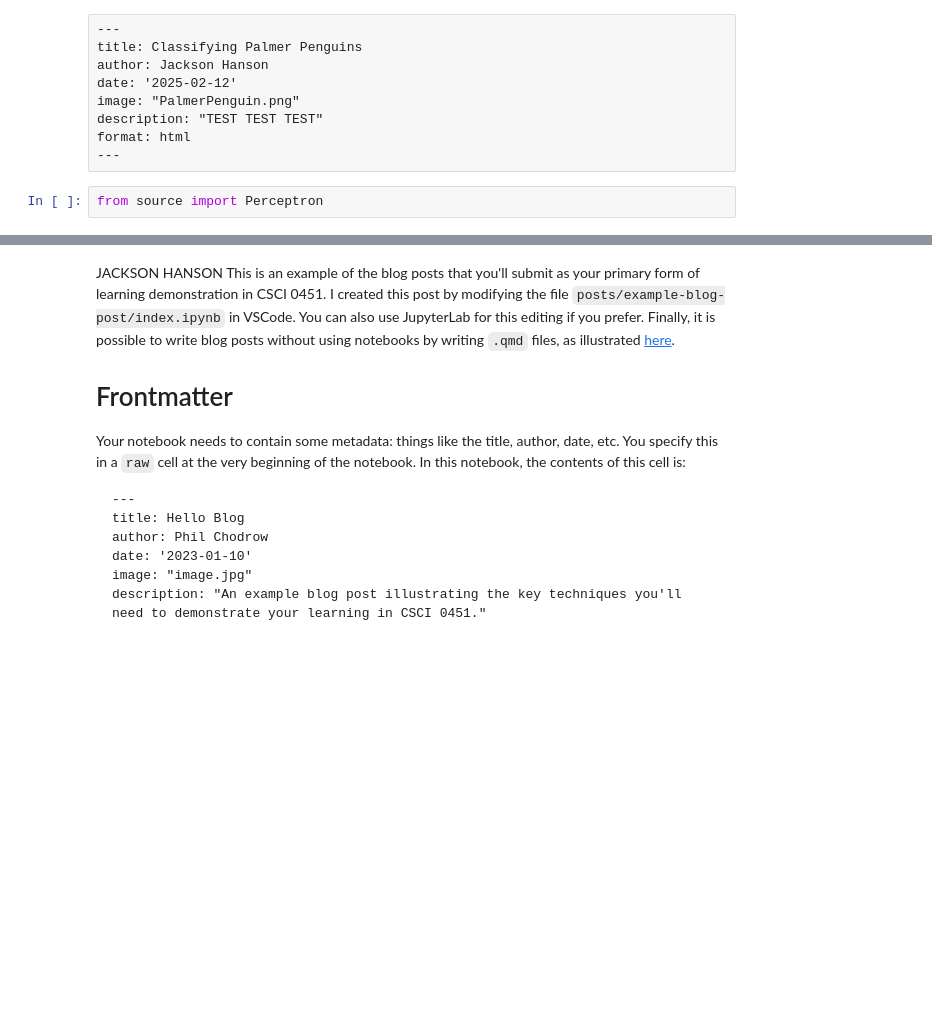
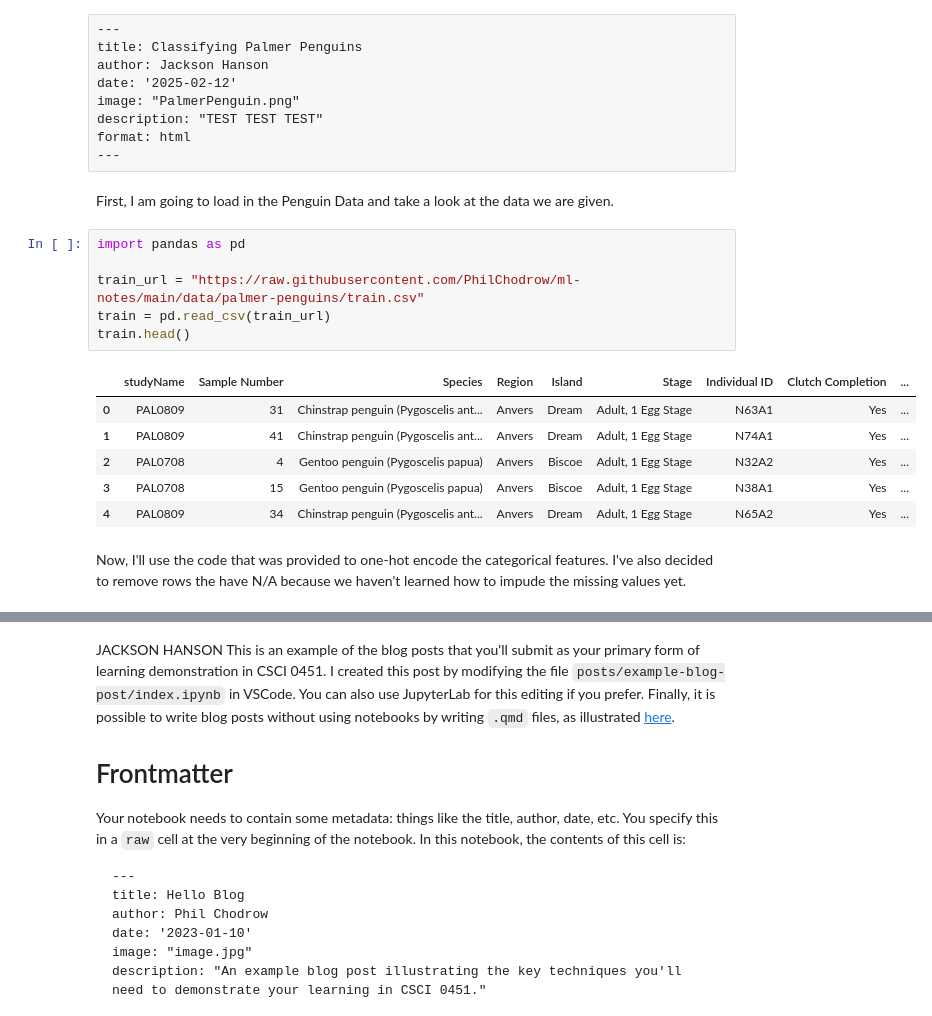
Before and after one commit to jacksonbhanson7/jacksonbhanson7.github.io, a Jupyter notebook: posts/example-blog-post/index.ipynb, the cells around one changed output, grey strips where cells are left out. Drawn from its saved outputs; the diff is of its cells as text; blank space fills up the shorter version.

Commit message:
2-12
First section of blog post

```diff
--- a/posts/example-blog-post/index.ipynb
+++ b/posts/example-blog-post/index.ipynb
@@ -7,5 +7,20 @@ image: "PalmerPenguin.png"
 description: "TEST TEST TEST"
 format: html
 ---
-# %%
-from source import Perceptron
+# %% [markdown]
+First, I am going to load in the Penguin Data and take a look at the data we are given.
+# %%
+import pandas as pd
+
+train_url = "https://raw.githubusercontent.com/PhilChodrow/ml-notes/main/data/palmer-penguins/train.csv"
+train = pd.read_csv(train_url)
+train.head()
+# %% [output]
+|  | studyName | Sample Number | Species | Region | Island | Stage | Individual ID | Clutch Completion | ... |
+| 0 | PAL0809 | 31 | Chinstrap penguin (Pygoscelis ant... | Anvers | Dream | Adult, 1 Egg Stage | N63A1 | Yes | ... |
+| 1 | PAL0809 | 41 | Chinstrap penguin (Pygoscelis ant... | Anvers | Dream | Adult, 1 Egg Stage | N74A1 | Yes | ... |
+| 2 | PAL0708 | 4 | Gentoo penguin (Pygoscelis papua) | Anvers | Biscoe | Adult, 1 Egg Stage | N32A2 | Yes | ... |
+| 3 | PAL0708 | 15 | Gentoo penguin (Pygoscelis papua) | Anvers | Biscoe | Adult, 1 Egg Stage | N38A1 | Yes | ... |
+| 4 | PAL0809 | 34 | Chinstrap penguin (Pygoscelis ant... | Anvers | Dream | Adult, 1 Egg Stage | N65A2 | Yes | ... |
+# %% [markdown]
+Now, I'll use the code that was provided to one-hot ‍‍‍‍‍‍‍‍‍‍‍‍‍‍‍‍‍‍‍‍encode the categorical features. I've also decided to remove rows the have N/A because we haven't learned how to impude the missing values yet.
```
Also changed, not shown: parts of 6 cells of this notebook, 6 other files.
